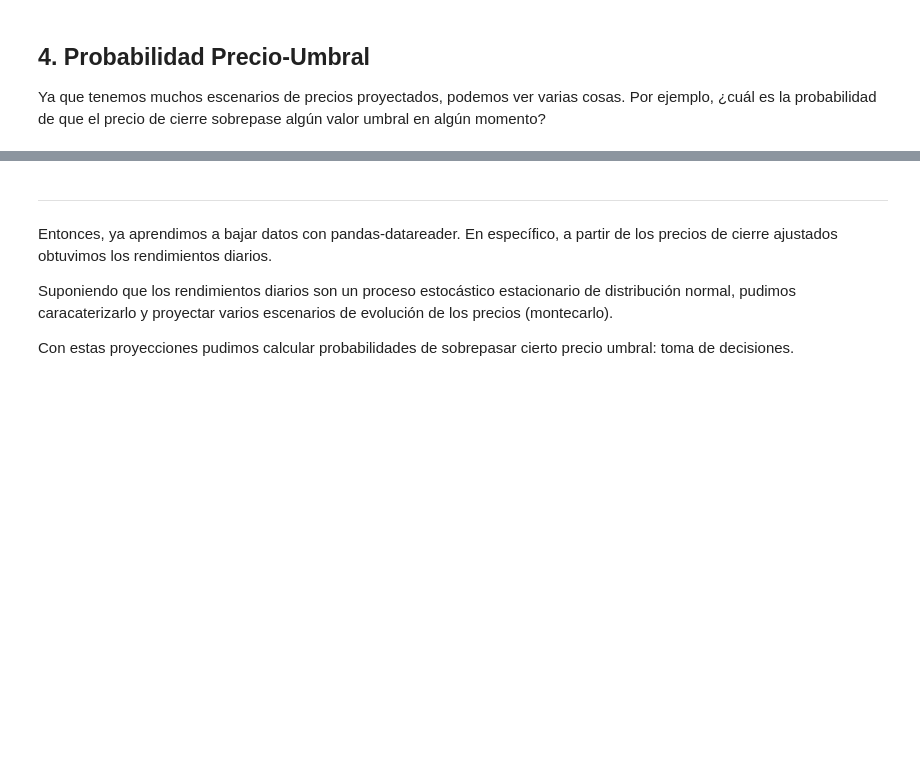
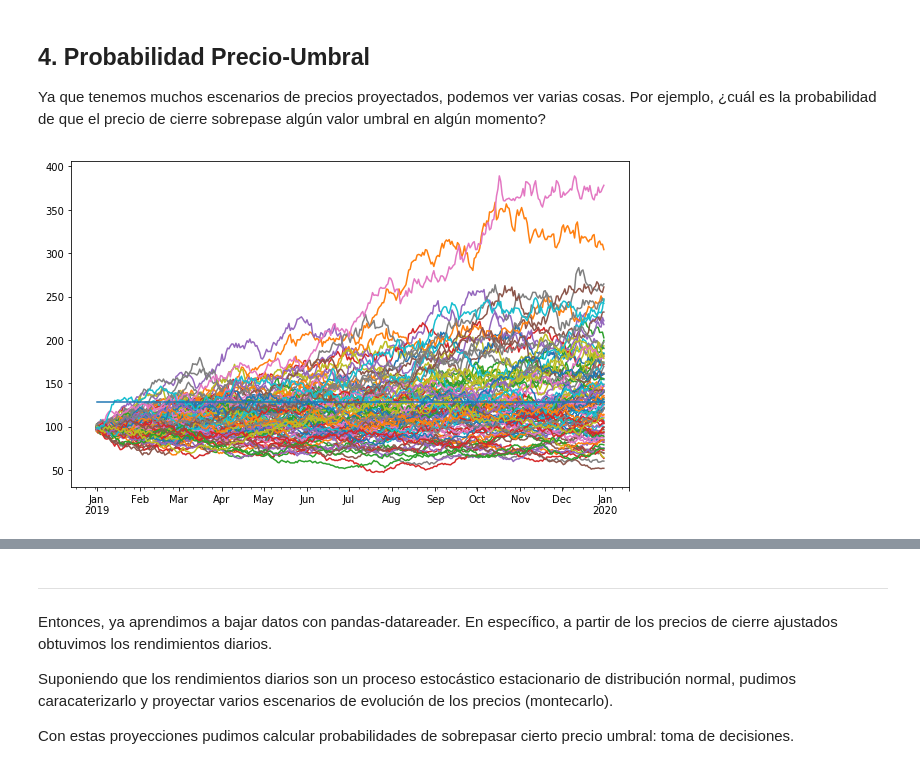
Before and after one commit to zapatacc/SimMat2019-2, a Jupyter notebook: Módulo 2/Clase13_ProbabilidadPrecioUmbral .ipynb, the cells around one changed output, grey strips where cells are left out. Cells and saved outputs as stored; diff of their text form; code cells hidden in the pictures; blank space fills up the shorter version.

```diff
--- a/Módulo 2/Clase13_ProbabilidadPrecioUmbral .ipynb
+++ b/Módulo 2/Clase13_ProbabilidadPrecioUmbral .ipynb
@@ -219,2 +210,18 @@ Ya que tenemos muchos escenarios de precios proyectados, podemos ver varias cosa
+# %%
+# Umbral de 110% del ultimo precio
+K = close.iloc[-1]*1.3
+
+# Fechas
+dates = simcloses.index
+
+# DataFrame de Umbrales
+umbral = pd.DataFrame(index=dates,columns=['K'],data=K*np.ones(len(dates)))
+
+# Concatenar y graficar
+simcloses_K = pd.concat([simcloses.T,umbral.T]).T
+
+simcloses_K.plot(figsize=(10,6),legend=False);
+# %% [output]
+[figure, added]
 # %%
 # Comparar cada escenario en cada fecha
```
Also changed, not shown: parts of 7 cells of this notebook.
